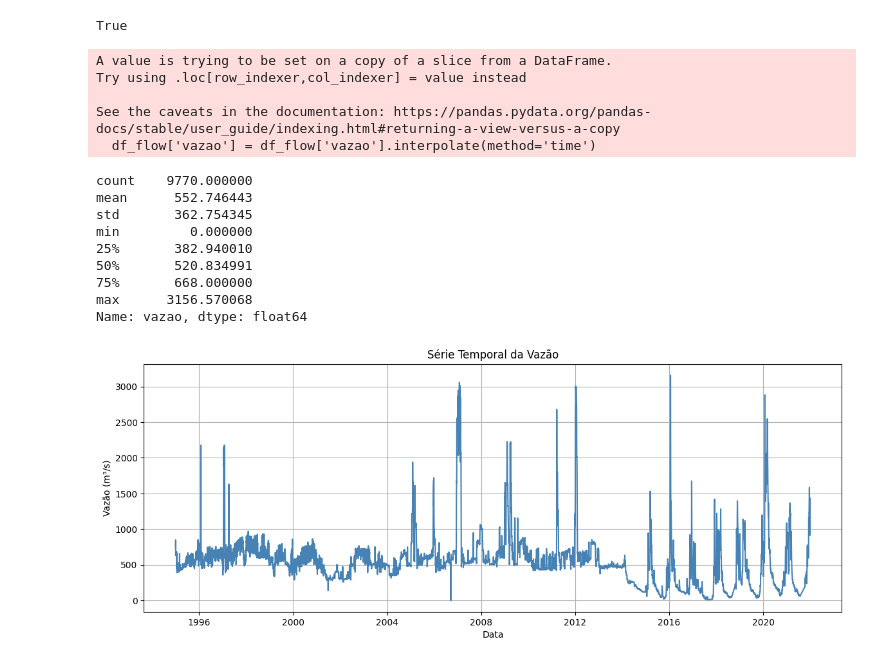
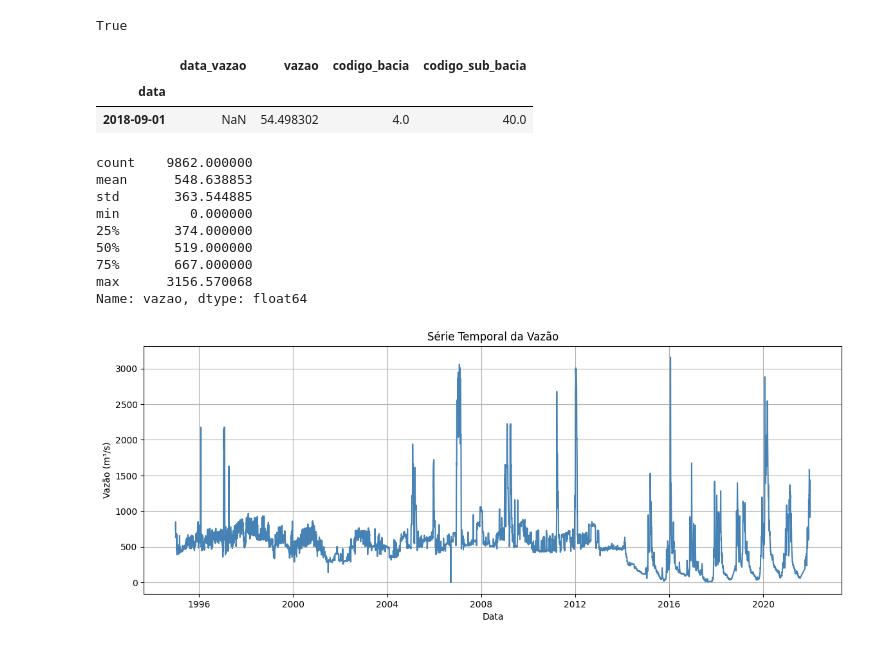
Before and after one commit to Julia1pereira/previsao-vazao, a Jupyter notebook: notebooks/01_exploracao_dados.ipynb, the cells around one changed output. Cells and saved outputs as stored; diff of their text form; code cells hidden in the pictures.

```diff
--- a/notebooks/01_exploracao_dados.ipynb
+++ b/notebooks/01_exploracao_dados.ipynb
@@ -101,24 +101,23 @@ See the caveats in the documentation: https://pandas.pydata.org/pandas-docs/stab
   df_flow.drop_duplicates(subset='data_vazao', keep='first', inplace=True)
 True
 # %%
-df_flow['vazao'] = df_flow['vazao'].interpolate(method='time')
+df_flow = df_flow.resample(rule='D').interpolate()
+df_flow.loc[df_flow.index == '2018-09-01']
 # %% [output]
-A value is trying to be set on a copy of a slice from a DataFrame.
-Try using .loc[row_indexer,col_indexer] = value instead
-
-See the caveats in the documentation: https://pandas.pydata.org/pandas-docs/stable/user_guide/indexing.html#returning-a-view-versus-a-copy
-  df_flow['vazao'] = df_flow['vazao'].interpolate(method='time')
+|  | data_vazao | vazao | codigo_bacia | codigo_sub_bacia |
+| data |  |  |  |  |
+| 2018-09-01 | NaN | 54.498302 | 4.0 | 40.0 |
 # %%
 # filtrar o dataset retirando os valores nulos
 df_flow['vazao'].describe()
 # %% [output]
-count    9770.000000
-mean      552.746443
-std       362.754345
+count    9862.000000
+mean      548.638853
+std       363.544885
 min         0.000000
-25%       382.940010
-50%       520.834991
-75%       668.000000
+25%       374.000000
+50%       519.000000
+75%       667.000000
 max      3156.570068
 Name: vazao, dtype: float64
 # %%
```
Also changed, not shown: parts of 8 cells of this notebook, 1 other file.
